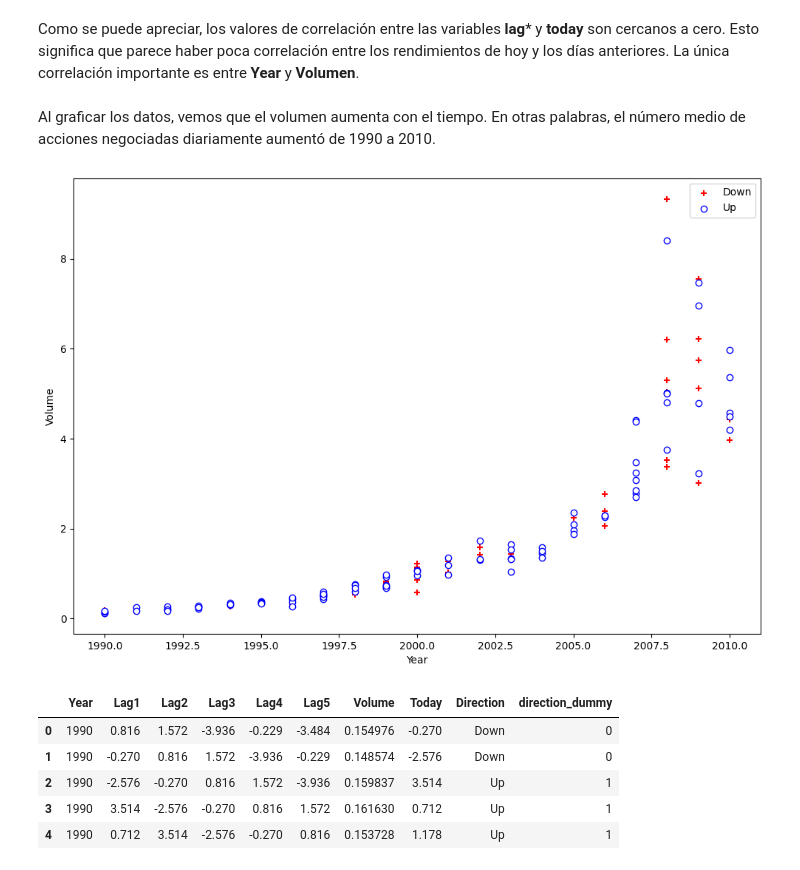
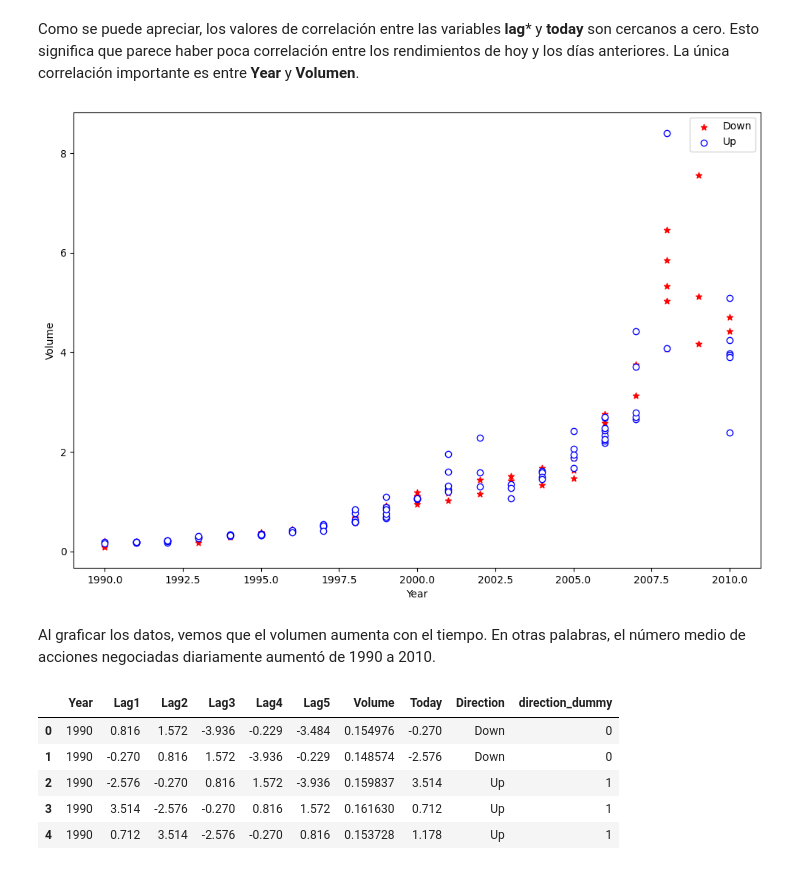
Before and after one commit to opcruz/notebooks, a Jupyter notebook: Tarea3-Orestes.ipynb, the cells around one changed output. Drawn from its saved outputs; the diff is of its cells as text; code cells hidden in the pictures.

```diff
--- a/Tarea3-Orestes.ipynb
+++ b/Tarea3-Orestes.ipynb
@@ -53,22 +55,22 @@ Como se puede apreciar, los valores de correlación entre las variables **lag***
 # %%
 df_down = df[df['Direction'] == 'Down']
 df_up = df[df['Direction'] == 'Up']
+# %%
+plt.figure(1, figsize=(12, 8))
+# considerar una muestra aleatoria del 15 por ciento
+df_down_15 = df_down.sample(frac=0.15)
+df_up_15 = df_up.sample(frac=0.15)
+plt.clf()  # clear figure
+plt.xlabel('Year')
+plt.ylabel('Volume')
+plt.scatter(df_down_15['Year'], df_down_15['Volume'], color='red', marker='*', label="Down")
+plt.scatter(df_up_15['Year'], df_up_15['Volume'], facecolors='white', edgecolors='blue', label="Up")
+plt.legend()
+plt.show()
+# %% [output]
+[figure, added]
 # %% [markdown]
 Al graficar los datos, vemos que el volumen aumenta con el tiempo. En otras palabras, el número medio de acciones negociadas diariamente aumentó de 1990 a 2010.
-# %%
-plt.figure(1, figsize=(12, 8))
-# considerar una muestra aleatoria del 15 por ciento
-df_down_15 = df_down.sample(frac=0.15)
-df_up_15 = df_up.sample(frac=0.15)
-plt.clf()  # clear figure
-plt.xlabel('Year')
-plt.ylabel('Volume')
-plt.scatter(df_down_15['Year'], df_down_15['Volume'], color='red', marker='+', label="Down")
-plt.scatter(df_up_15['Year'], df_up_15['Volume'], facecolors='white', edgecolors='blue', label="Up")
-plt.legend()
-plt.show()
-# %% [output]
-[figure, removed]
 # %%
 df['direction_dummy'] = df['Direction'].factorize()[0]
 # %%
```
Also changed, not shown: parts of 73 cells of this notebook.
